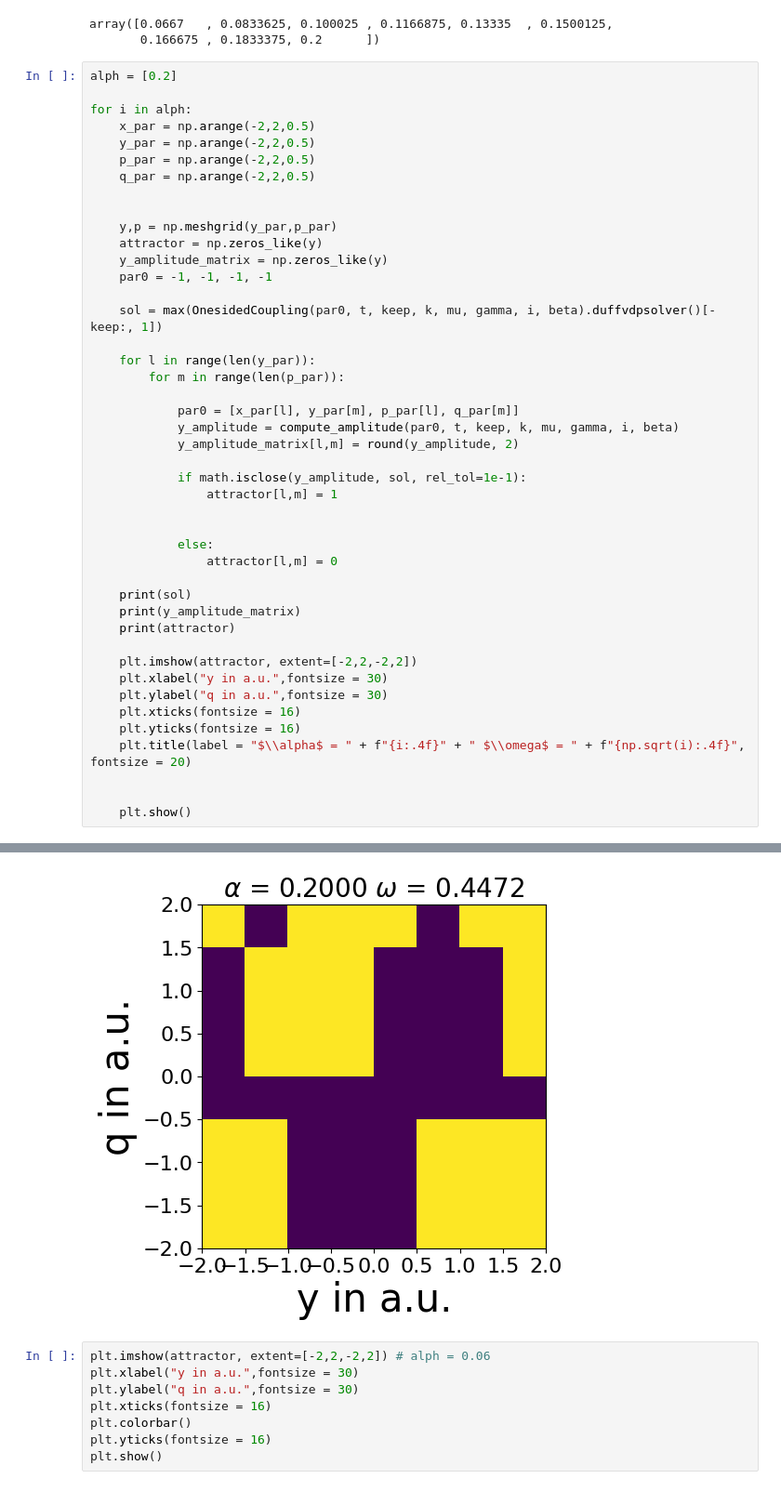
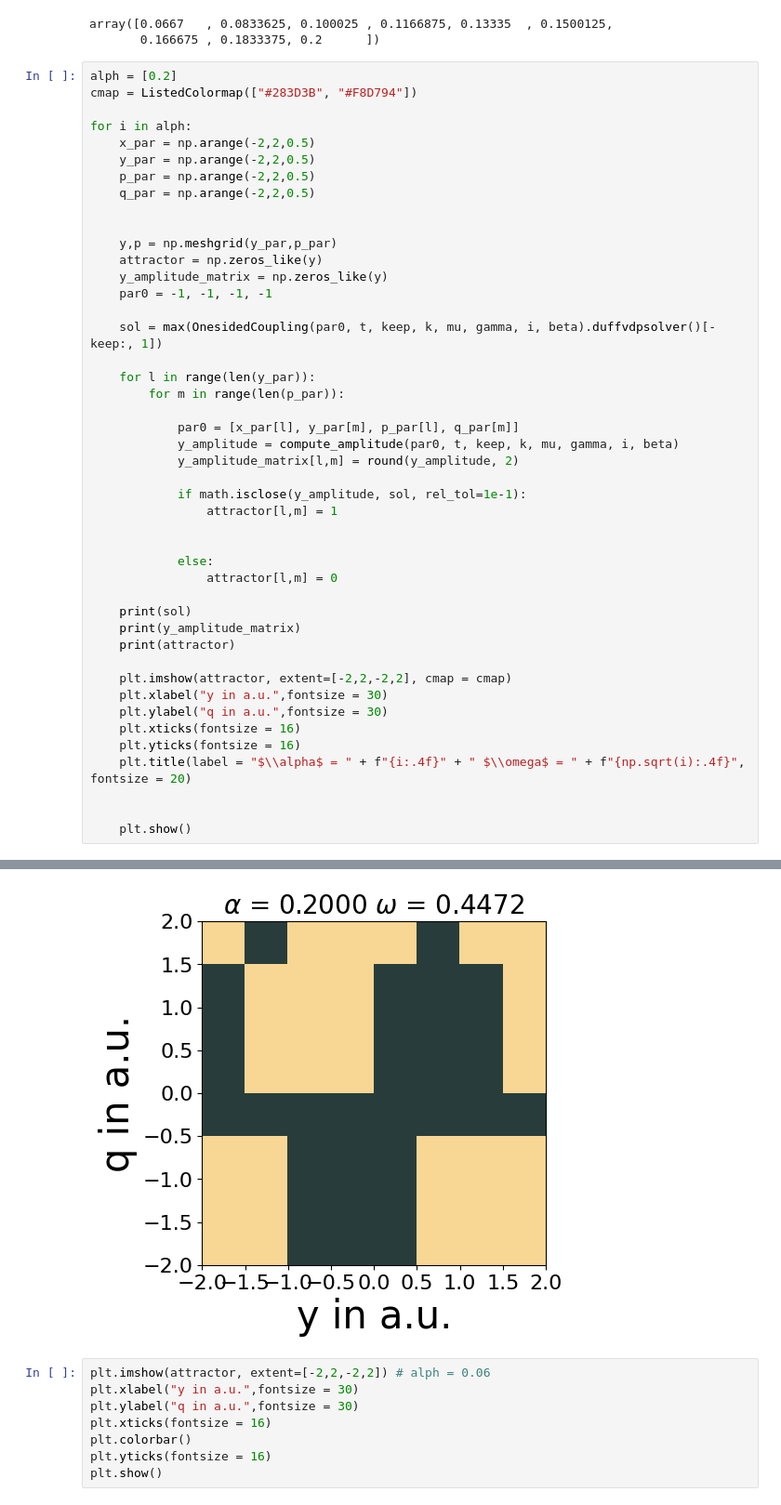
Before and after one commit to huyenanh-nguyen/daniel_model, a Jupyter notebook: ODE/hysterese.ipynb, the cells around one changed output, grey strips where cells are left out. Shown at 93% size. Drawn from its saved outputs; the diff is of its cells as text.

```diff
--- a/ODE/hysterese.ipynb
+++ b/ODE/hysterese.ipynb
@@ -248,6 +249,7 @@ array([0.0667   , 0.0833625, 0.100025 , 0.1166875, 0.13335  , 0.1500125,
        0.166675 , 0.1833375, 0.2      ])
 # %%
 alph = [0.2]
+cmap = ListedColormap(["#283D3B", "#F8D794"])
 
 for i in alph:
     x_par = np.arange(-2,2,0.5)
@@ -281,7 +283,7 @@ for i in alph:
     print(y_amplitude_matrix)
     print(attractor)
 
-    plt.imshow(attractor, extent=[-2,2,-2,2])
+    plt.imshow(attractor, extent=[-2,2,-2,2], cmap = cmap)
     plt.xlabel("y in a.u.",fontsize = 30)
     plt.ylabel("q in a.u.",fontsize = 30)
     plt.xticks(fontsize = 16)
@@ -312,4 +313,4 @@ ValueError: The truth value of an array with more than one element is ambiguous.
-[figure, old version]
+[figure, new version]
 # %%
 plt.imshow(attractor, extent=[-2,2,-2,2]) # alph = 0.06
 plt.xlabel("y in a.u.",fontsize = 30)
```
Also changed, not shown: parts of 4 cells of this notebook, 1 other file.
